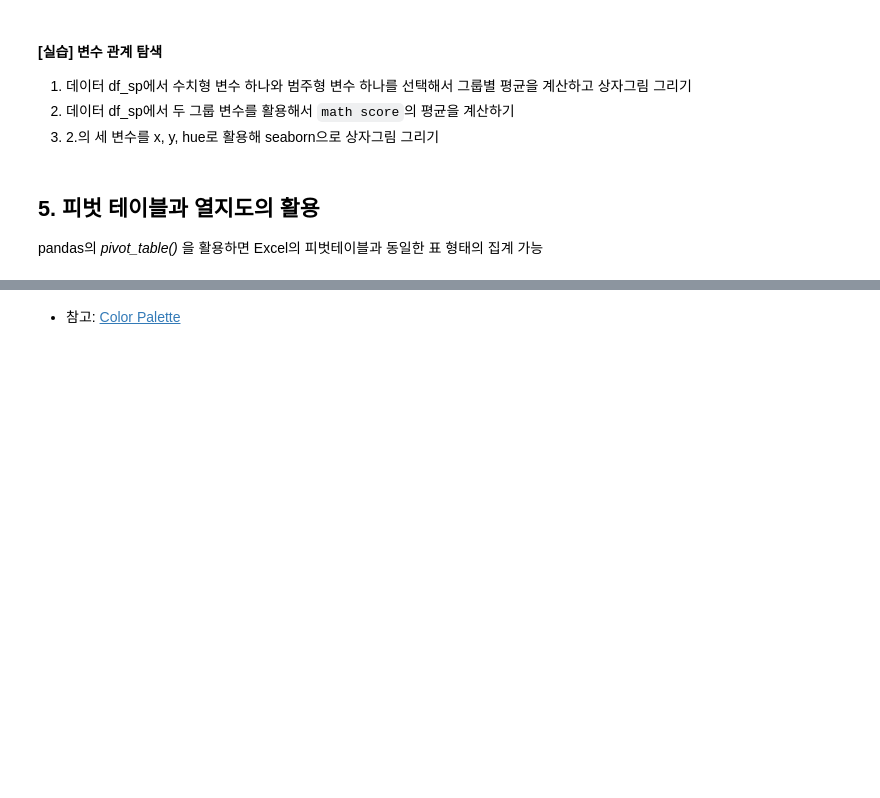
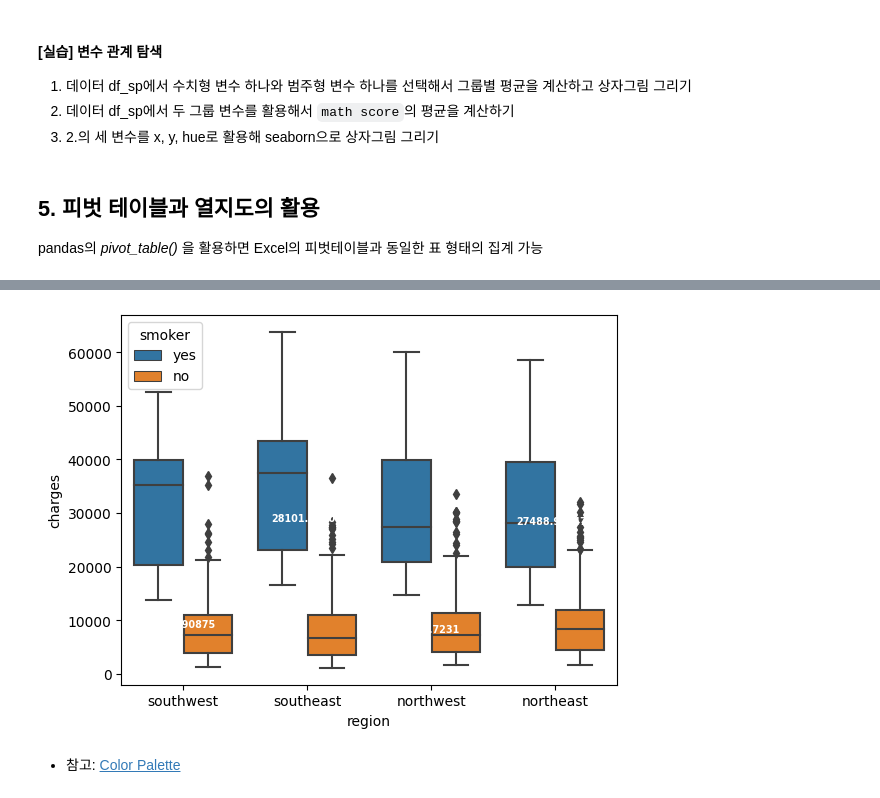
Before and after one commit to jonhpark7966/fastcampus_python_data_analysis, a Jupyter notebook: 20231010_remote/04_데이터 집계와 시각화.ipynb, the cells around one changed output, grey strips where cells are left out. Saved outputs shown, nothing was run; the diff lists cells and outputs as text; code cells hidden in the pictures; blank space fills up the shorter version.

```diff
--- a/20231010_remote/04_데이터 집계와 시각화.ipynb
+++ b/20231010_remote/04_데이터 집계와 시각화.ipynb
@@ -363,3 +437,16 @@ sns.heatmap(agg2_wide)
+# %%
+
+
+box_plot = sns.boxplot(data=df_ins, x='region', y='charges', hue='smoker')
+
+medians = df_ins.groupby(['region', 'smoker'])['charges'].median()
+vertical_offset = df_ins['charges'].median() * 0.05 # offset from median for display
+
+for xtick in box_plot.get_xticks():
+    box_plot.text(xtick,medians[xtick] + vertical_offset,medians[xtick],
+            horizontalalignment='center',size='x-small',color='w',weight='semibold')
+# %% [output]
+[figure, added]
 # %% [markdown]
 * 참고: [Color Palette](https://seaborn.pydata.org/tutorial/color_palettes.html)
 # %% [markdown]
```
Also changed, not shown: parts of 65 cells of this notebook, 1 other file.
